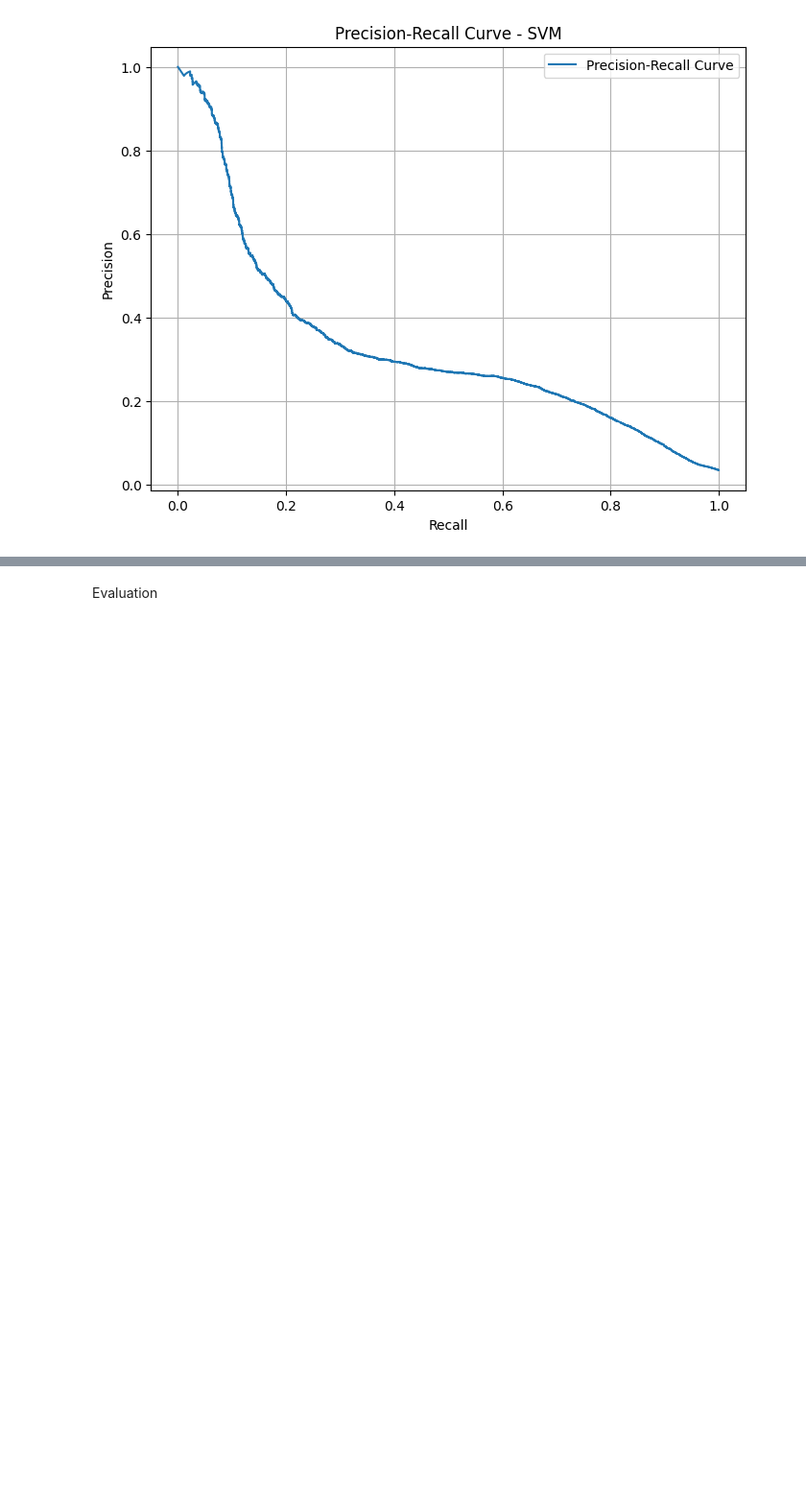
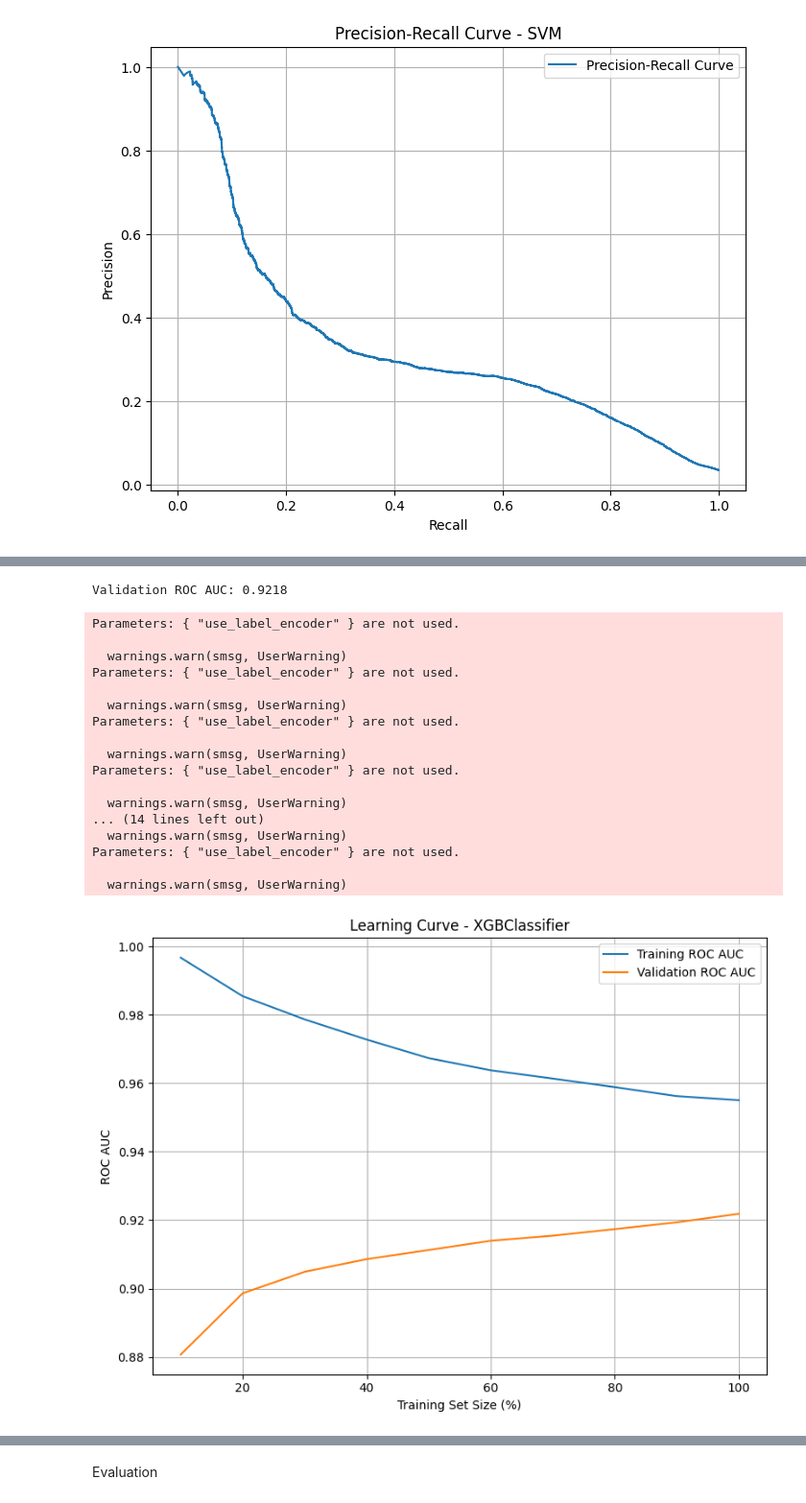
Before and after one commit to joshmoy/xai-fraud-detection, a Jupyter notebook: fraud_detection.ipynb, the cells around one changed output, grey strips where cells are left out. Shown at 96% size. Drawn from its saved outputs; the diff is of its cells as text; code cells hidden in the pictures; blank space fills up the shorter version.

```diff
--- a/fraud_detection.ipynb
+++ b/fraud_detection.ipynb
@@ -605,0 +629,2 @@ plot_precision_recall_curve(y_test, y_proba, "SVM")
+# %%
+xgb_clf.fit(X_train_split, y_train_split)
@@ -605,0 +646,28 @@ plot_precision_recall_curve(y_test, y_proba, "SVM")
+# %%
+# Predict on validation data
+y_val_proba = xgb_clf.predict_proba(X_val)[:, 1]
+
+print_validation_roc_auc(y_val, y_val_proba)
+# %% [output]
+Validation ROC AUC: 0.9218
+# %%
+plot_learning_curve_roc_auc(xgb_clf, X_train_split, y_train_split, X_val, y_val)
+# %% [output]
+Parameters: { "use_label_encoder" } are not used.
+
+  warnings.warn(smsg, UserWarning)
+Parameters: { "use_label_encoder" } are not used.
+
+  warnings.warn(smsg, UserWarning)
+Parameters: { "use_label_encoder" } are not used.
+
+  warnings.warn(smsg, UserWarning)
+Parameters: { "use_label_encoder" } are not used.
+
+  warnings.warn(smsg, UserWarning)
+... (14 lines left out)
+  warnings.warn(smsg, UserWarning)
+Parameters: { "use_label_encoder" } are not used.
+
+  warnings.warn(smsg, UserWarning)
+[figure, added]
```
Also changed, not shown: parts of 52 cells of this notebook.
